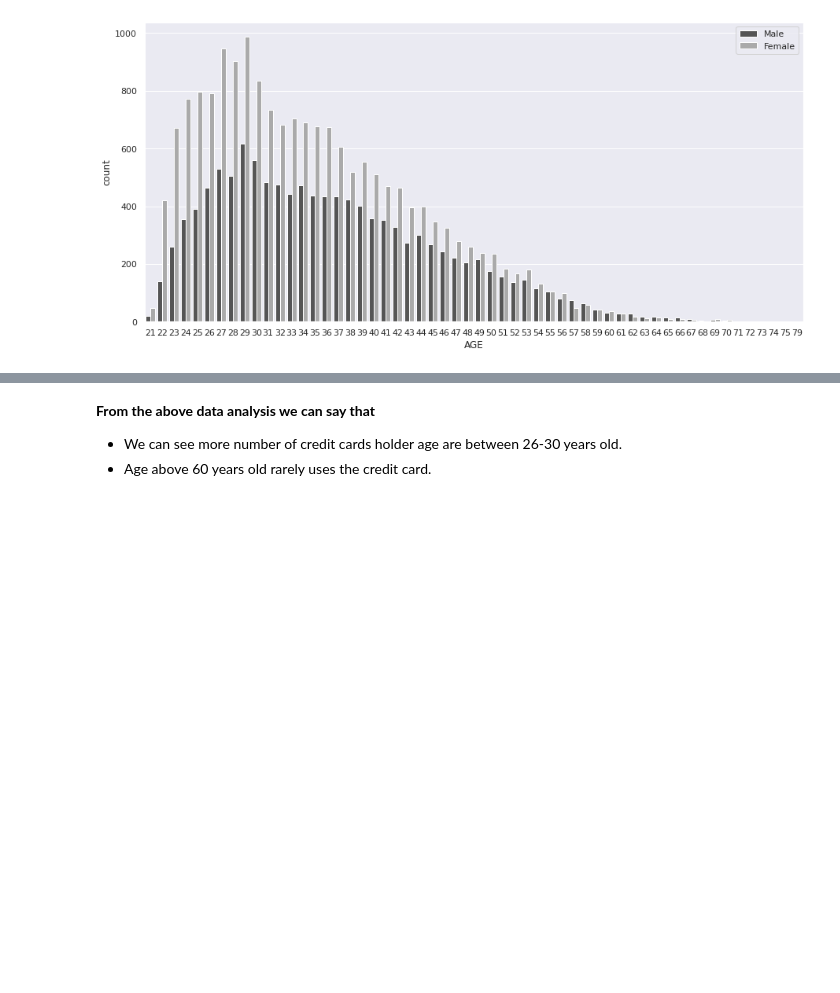
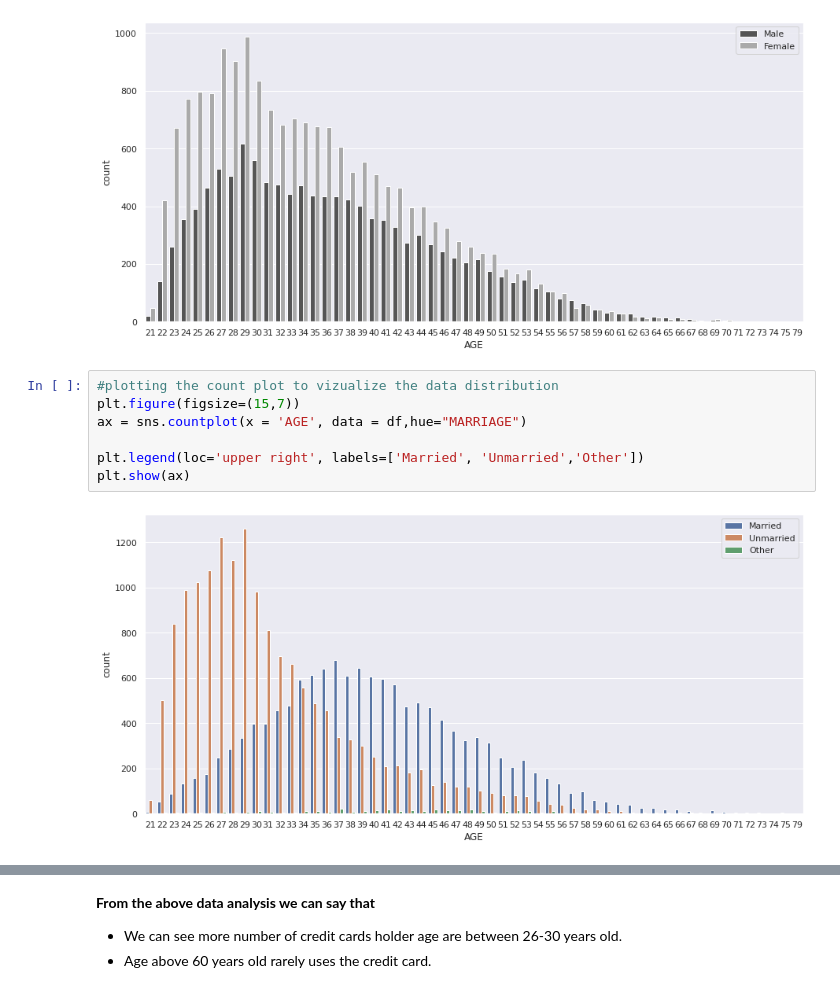
Before and after one commit to AkashSalmuthe/Credit-Card-Default-Prediction, a Jupyter notebook: Credit_Card_Default_Prediction_Capstone_Project.ipynb, the cells around one changed output, grey strips where cells are left out. Drawn from its saved outputs; the diff is of its cells as text; blank space fills up the shorter version.

```diff
--- a/Credit_Card_Default_Prediction_Capstone_Project.ipynb
+++ b/Credit_Card_Default_Prediction_Capstone_Project.ipynb
@@ -491,3 +491,12 @@ plt.legend(loc='upper right', labels=['Male', 'Female'])
 plt.show(ax)
 # %% [output]
 [figure]
+# %%
+#plotting the count plot to vizualize the data distribution
+plt.figure(figsize=(15,7))
+ax = sns.countplot(x = 'AGE', data = df,hue="MARRIAGE")
+
+plt.legend(loc='upper right', labels=['Married', 'Unmarried','Other'])
+plt.show(ax)
+# %% [output]
+[figure, added]
```
Also changed, not shown: parts of 41 cells of this notebook.
